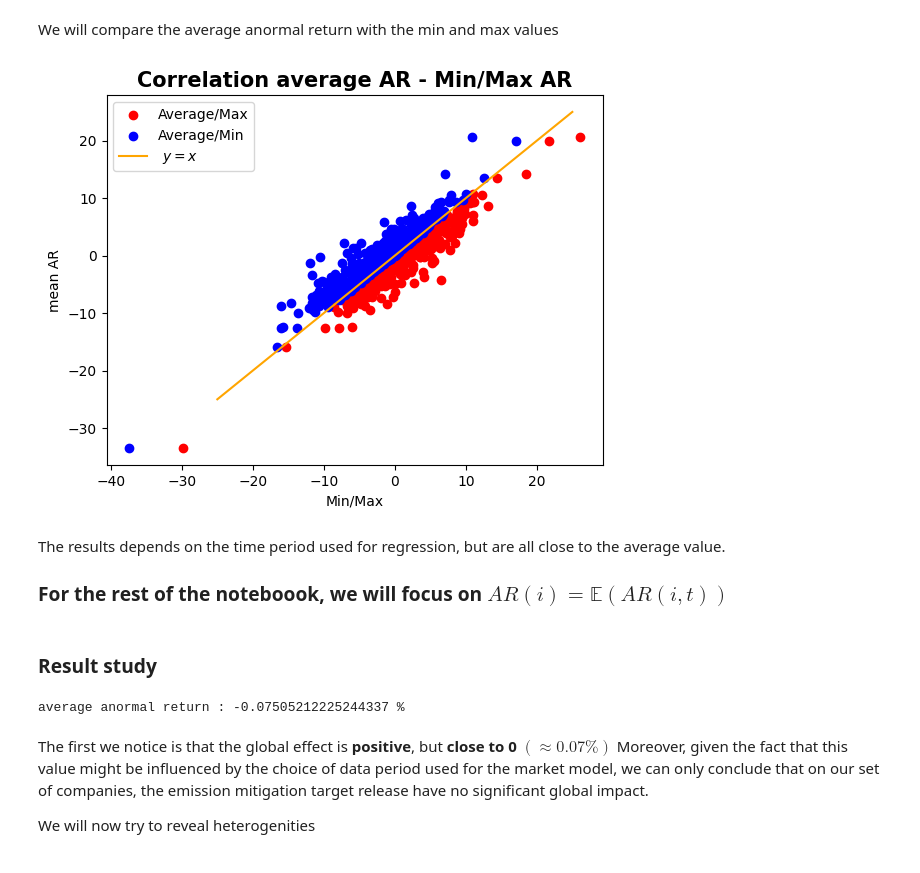
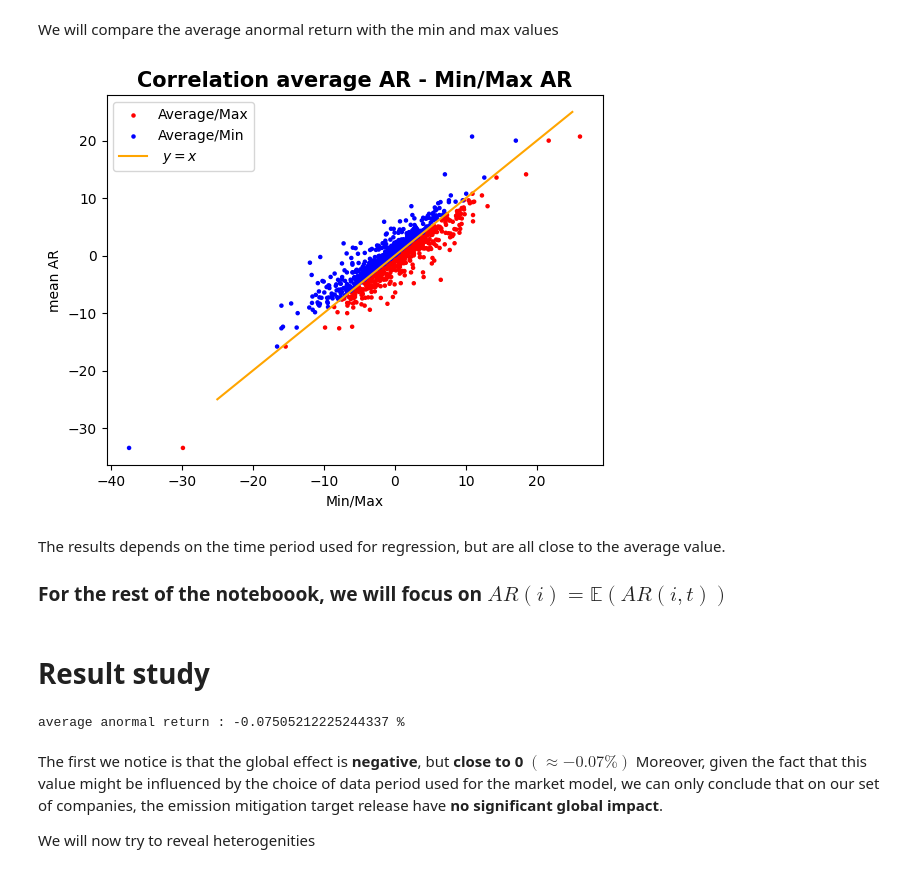
Before and after one commit to alexandrebois/TR-Stock_market_recation_mitigation_target, a Jupyter notebook: 3 -Heterogeneity.ipynb, the cells around one changed output. Cells and saved outputs as stored; diff of their text form; code cells hidden in the pictures.

Commit message:
Two parameters of visualization

```diff
--- a/3 -Heterogeneity.ipynb
+++ b/3 -Heterogeneity.ipynb
@@ -96,21 +96,22 @@ AR_min = np.array([ np.min(df_filtered.iloc[i][1:]) for i in range(len(df_filter
 We will compare the average anormal return with the min and max values
 # %%
 plt.figure()
-plt.scatter(AR_max,  AR_mean, color = 'red' , label = 'Average/Max')
-plt.scatter(AR_min,  AR_mean, color = 'blue' , label = 'Average/Min')
+s = [ 5 for i in range(len(AR_max))] #marker size
+plt.scatter(AR_max, AR_mean, s = s, color = 'red' , label = 'Average/Max')
+plt.scatter(AR_min, AR_mean, s = s, color = 'blue' , label = 'Average/Min')
 plt.plot([-25, 25] , [-25, 25] , color ='orange', label = ' $y = x$')
 plt.xlabel('Min/Max')
 plt.ylabel('mean AR')
 plt.title('Correlation average AR - Min/Max AR', fontweight = 'semibold' , fontsize = 15)
 plt.legend()
 #plt.savefig(path.join(result_folder, 'correlation.png'))
 plt.show();
 # %% [output]
-[figure, old version]
+[figure, new version]
 # %% [markdown]
 The results depends on the time period used for regression, but are all close to the average value.
 
  ### For the rest of the noteboook, we will focus on $AR(i) = \mathbb{E}(AR(i,t))$
 # %% [markdown]
-### Result study
+# Result study
 # %%
@@ -118,8 +119,8 @@ print(f'average anormal return : {np.mean(AR_moyen)} %')
 # %% [output]
 average anormal return : -0.07505212225244337 %
 # %% [markdown]
-The first we notice is that the global effect is **positive**, but **close to 0** $( \approx  0.07 \%)$
-Moreover, given the fact that this value might be influenced by the choice of data period used for the market model, we can only conclude that on our set of companies, the emission mitigation target release have no significant global impact.
+The first we notice is that the global effect is **negative**, but **close to 0** $( \approx  - 0.07 \%)$
+Moreover, given the fact that this value might be influenced by the choice of data period used for the market model, we can only conclude that on our set of companies, the emission mitigation target release have **no significant global impact**.
 
 We will now try to reveal heterogenities
 # %%
```
Also changed, not shown: parts of 7 cells of this notebook, 1 other file.
